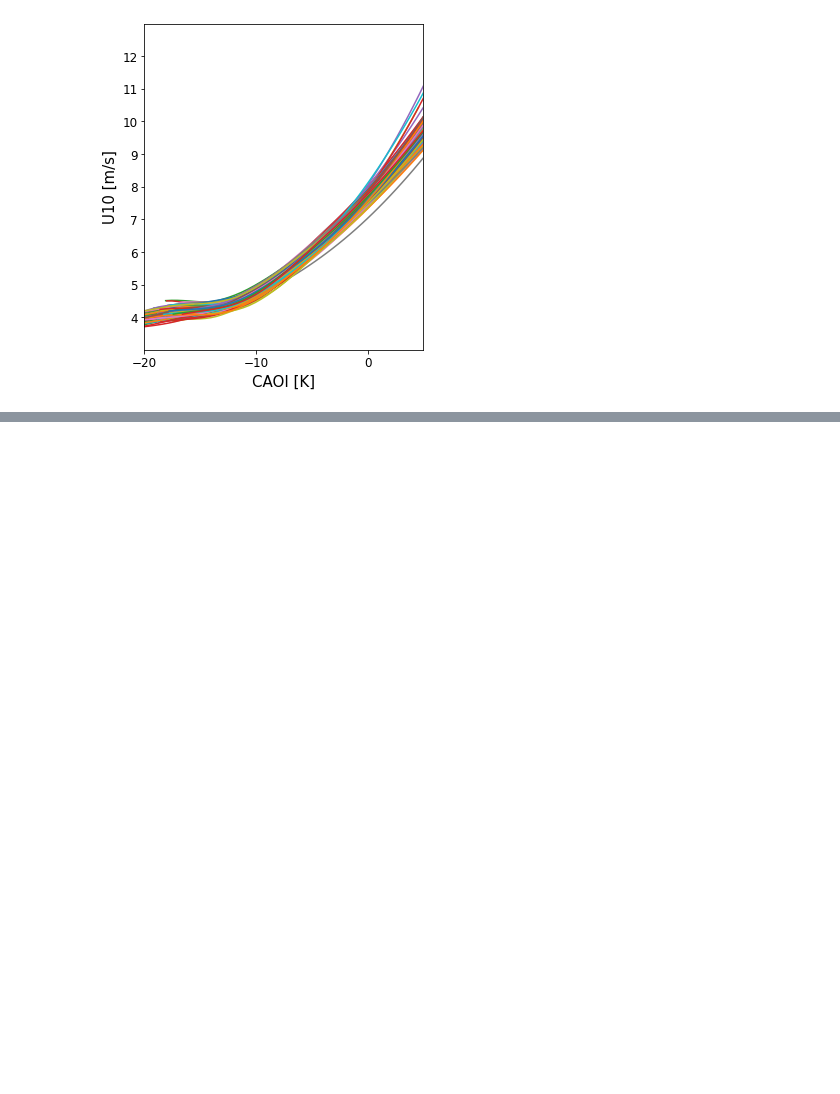
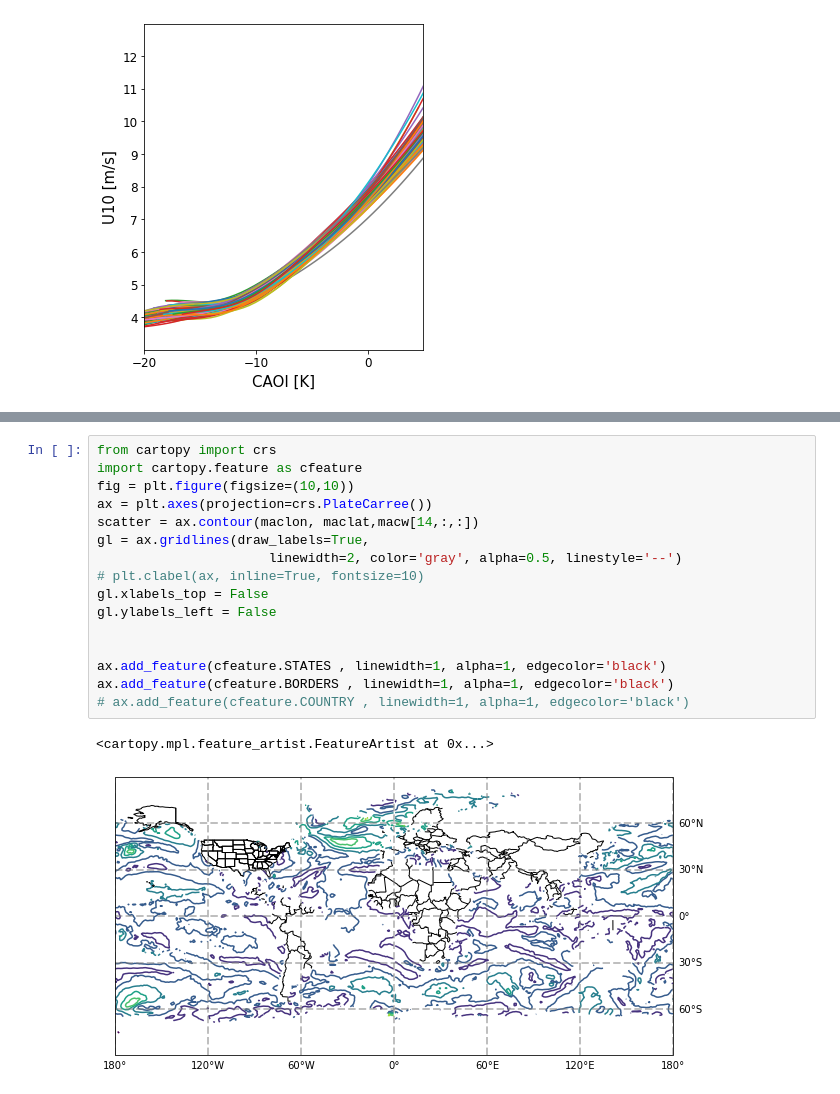
Before and after one commit to geethmaw/link, a Jupyter notebook: ppe&maclwp.ipynb, the cells around one changed output, grey strips where cells are left out. Saved outputs shown, nothing was run; the diff lists cells and outputs as text; blank space fills up the shorter version.

```diff
--- a/ppe&maclwp.ipynb
+++ b/ppe&maclwp.ipynb
@@ -172,0 +240,19 @@ plt.ylim([3,13])
+# %%
+from cartopy import crs
+import cartopy.feature as cfeature
+fig = plt.figure(figsize=(10,10))
+ax = plt.axes(projection=crs.PlateCarree())
+scatter = ax.contour(maclon, maclat,macw[14,:,:])
+gl = ax.gridlines(draw_labels=True,
+                      linewidth=2, color='gray', alpha=0.5, linestyle='--')
+# plt.clabel(ax, inline=True, fontsize=10)
+gl.xlabels_top = False
+gl.ylabels_left = False
+
+
+ax.add_feature(cfeature.STATES , linewidth=1, alpha=1, edgecolor='black')
+ax.add_feature(cfeature.BORDERS , linewidth=1, alpha=1, edgecolor='black')
+# ax.add_feature(cfeature.COUNTRY , linewidth=1, alpha=1, edgecolor='black')
+# %% [output]
+<cartopy.mpl.feature_artist.FeatureArtist at 0x...>
+[figure, added]
```
Also changed, not shown: parts of 17 cells of this notebook, 1 other file.
